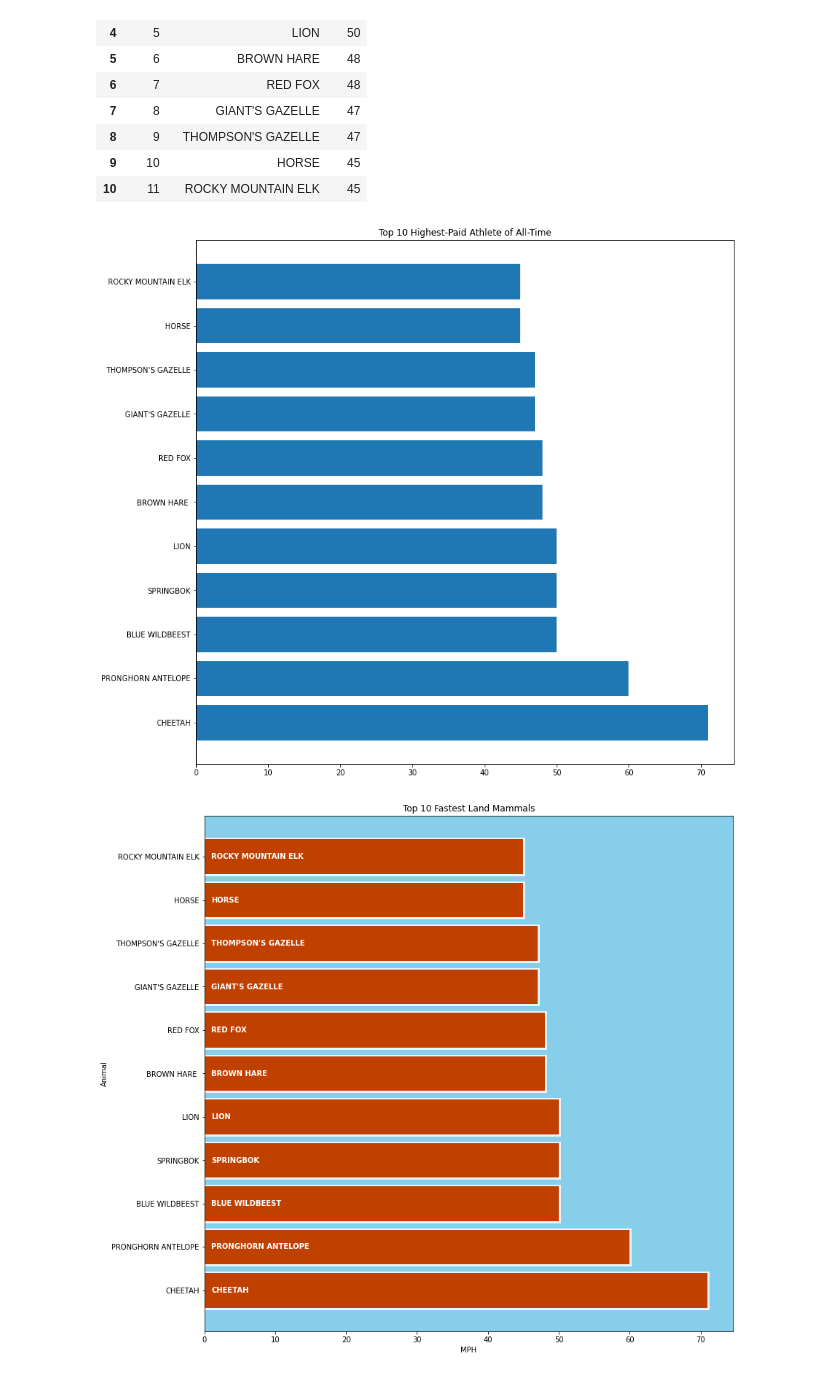
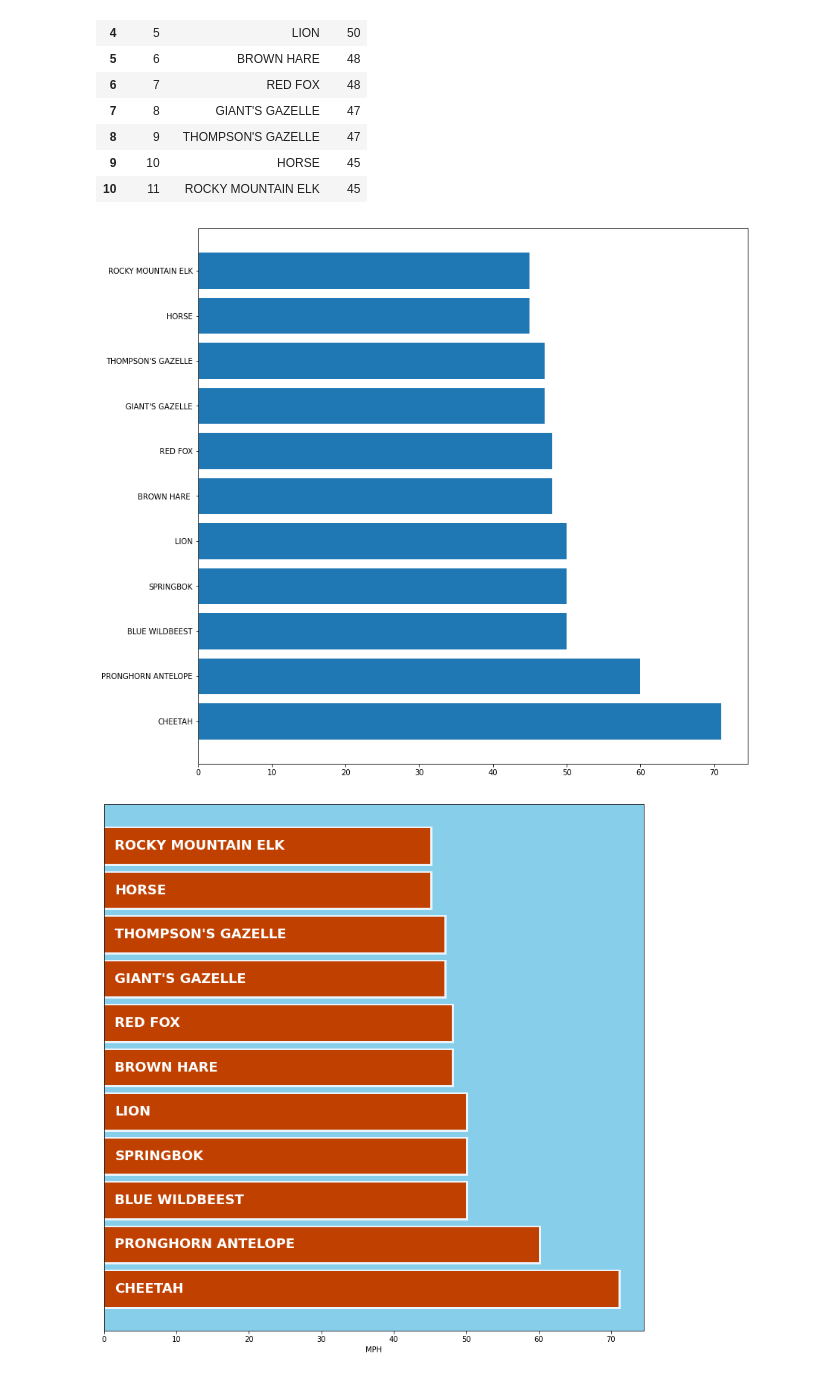
Before and after one commit to Nissun662/Data-Visual, a Jupyter notebook: RecreatingDraft.ipynb, the cells around one changed output. Drawn from its saved outputs; the diff is of its cells as text; code cells hidden in the pictures.

```diff
--- a/RecreatingDraft.ipynb
+++ b/RecreatingDraft.ipynb
@@ -44,33 +44,36 @@ df.head(13)
 # %%
 x = df['Mammals']
 y = df['MPH']
-plt.title('Top 10 Highest-Paid Athlete of All-Time')
 ax=plt.barh(x, y)
 plt.show()
 # %% [output]
-[figure, old version]
+[figure, new version]
 # %%
+from matplotlib.backend_bases import LocationEvent
+import numpy as np
 
 # Plot Graph
 
 plt.barh(x, y)
 ax=plt.axes()
 plt.barh(x, y, color=('#C04000'), linewidth=5, edgecolor='#EBF4FA')
-plt.title('Top 10 Fastest Land Mammals')
 plt.xlabel('MPH')
-plt.ylabel('Animal')
+
+
+# Remove y labels
+plt.yticks([])
 
 
 # Set color
 
 plt.barh(x, y, color=['#C04000'])
 ax.set_facecolor('#87CEEB')
 
 for barh, x in zip(ax.patches, x[::1]):
-    ax.text(1, barh.get_y()+barh.get_height()/2, x, color = 'white', ha = 'left', va = 'center', fontweight = 'bold')
+    ax.text(1.5, barh.get_y()+barh.get_height()/2, x, color = 'white', ha = 'left', va = 'center', size = 18, fontweight = 'bold')
 
 # Display Graph
 
 plt.show()
 # %% [output]
-[figure, old version]
+[figure, new version]
```
